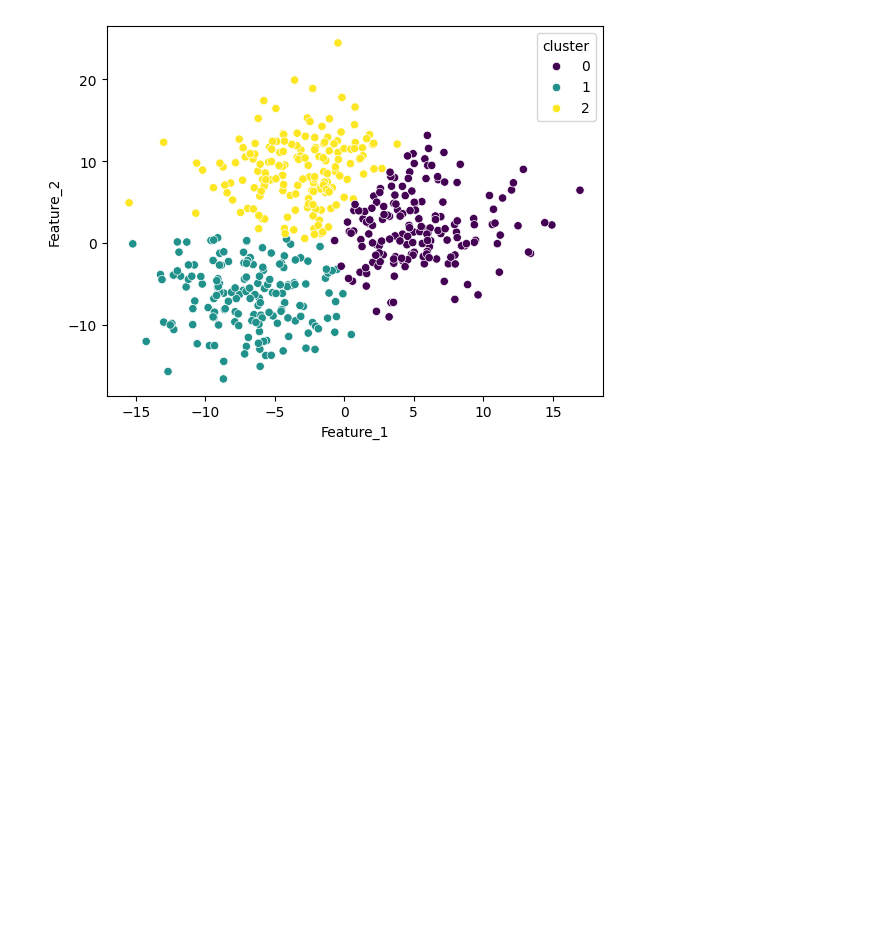
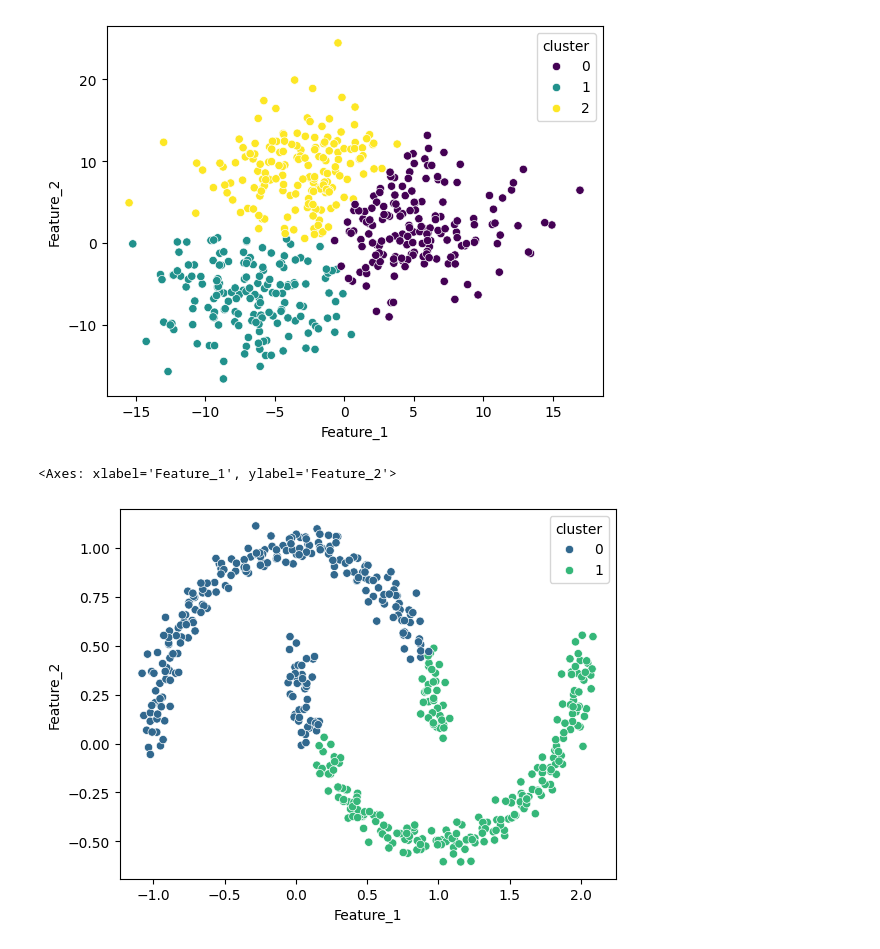
Before and after one commit to mzaid622/Data-Science-Course, a Jupyter notebook: ML - Part4 (Unsupervised)/Clustering.ipynb, the cells around one changed output. Saved outputs shown, nothing was run; the diff lists cells and outputs as text; code cells hidden in the pictures; blank space fills up the shorter version.

```diff
--- a/ML - Part4 (Unsupervised)/Clustering.ipynb
+++ b/ML - Part4 (Unsupervised)/Clustering.ipynb
@@ -84,0 +78,18 @@ sns.scatterplot(x=df['Feature_1'],
+# %%
+df1 = pd.DataFrame(X,columns=['Feature_1','Feature_2'])
+# %%
+scaler = StandardScaler()
+X_scaled = scaler.fit_transform(df1)
+# %%
+kmeans_final = KMeans(n_clusters=2, random_state=42)
+cluster_labels = kmeans_final.fit_predict(X_scaled)
+# %%
+df1['cluster'] = cluster_labels
+# %%
+sns.scatterplot(x=df1['Feature_1'],
+                y=df1['Feature_2'],
+                hue=df1['cluster'],
+                palette='viridis')
+# %% [output]
+<Axes: xlabel='Feature_1', ylabel='Feature_2'>
+[figure, added]
```
Also changed, not shown: parts of 7 cells of this notebook, 1 other file.
